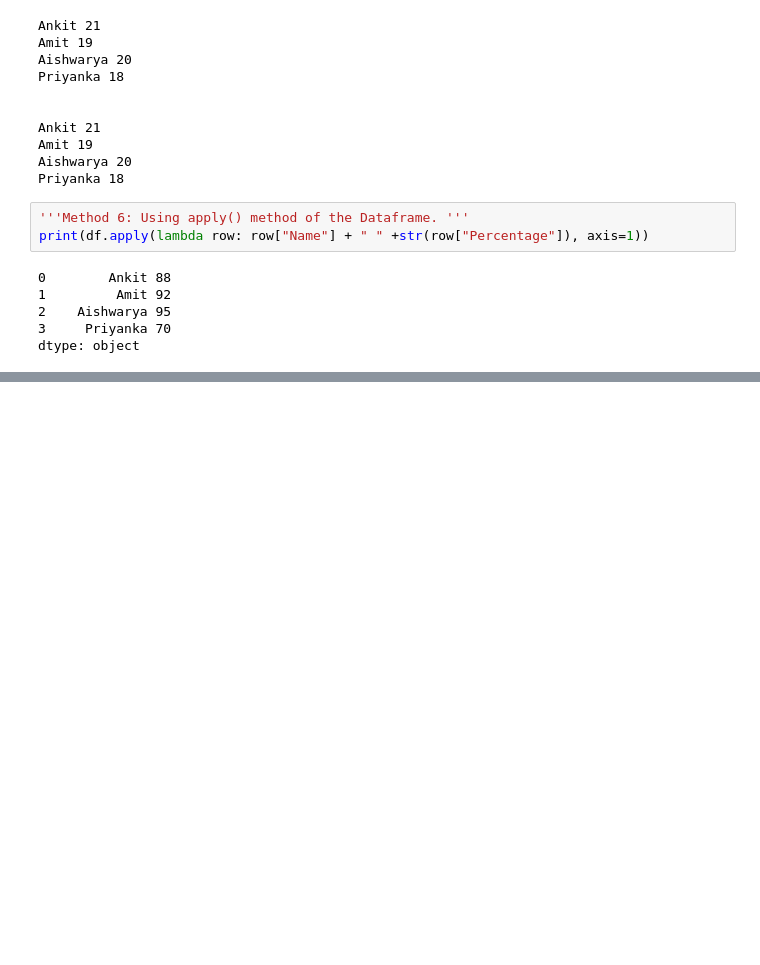
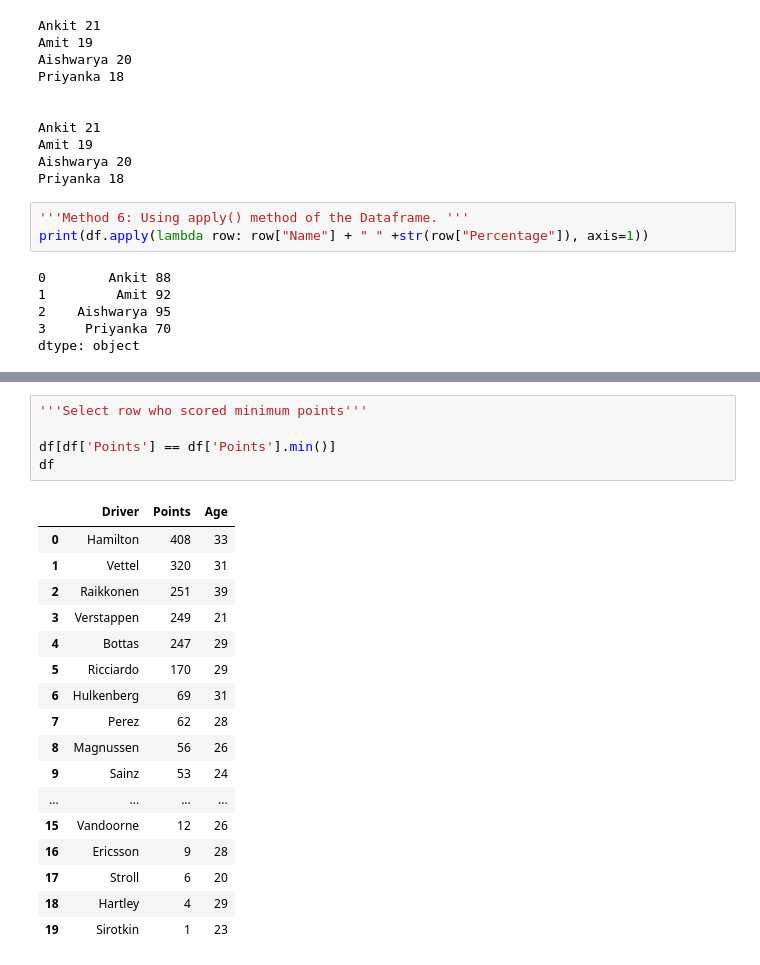
Before and after one commit to SHIVRAJSHINDE/Eda-FeatureEngineering, a Jupyter notebook: EDA/Assignment/PPTassignment-2/PandasPractice.ipynb, the cells around one changed output, grey strips where cells are left out. Drawn from its saved outputs; the diff is of its cells as text; blank space fills up the shorter version.

```diff
--- a/EDA/Assignment/PPTassignment-2/PandasPractice.ipynb
+++ b/EDA/Assignment/PPTassignment-2/PandasPractice.ipynb
@@ -557,0 +1005,23 @@ dtype: object
+# %%
+'''Select row who scored minimum points'''
+
+df[df['Points'] == df['Points'].min()]
+df
+# %% [output]
+|  | Driver | Points | Age |
+| 0 | Hamilton | 408 | 33 |
+| 1 | Vettel | 320 | 31 |
+| 2 | Raikkonen | 251 | 39 |
+| 3 | Verstappen | 249 | 21 |
+| 4 | Bottas | 247 | 29 |
+| 5 | Ricciardo | 170 | 29 |
+| 6 | Hulkenberg | 69 | 31 |
+| 7 | Perez | 62 | 28 |
+| 8 | Magnussen | 56 | 26 |
+| 9 | Sainz | 53 | 24 |
+| ... | ... | ... | ... |
+| 15 | Vandoorne | 12 | 26 |
+| 16 | Ericsson | 9 | 28 |
+| 17 | Stroll | 6 | 20 |
+| 18 | Hartley | 4 | 29 |
+| 19 | Sirotkin | 1 | 23 |
```
Also changed, not shown: parts of 35 cells of this notebook.
